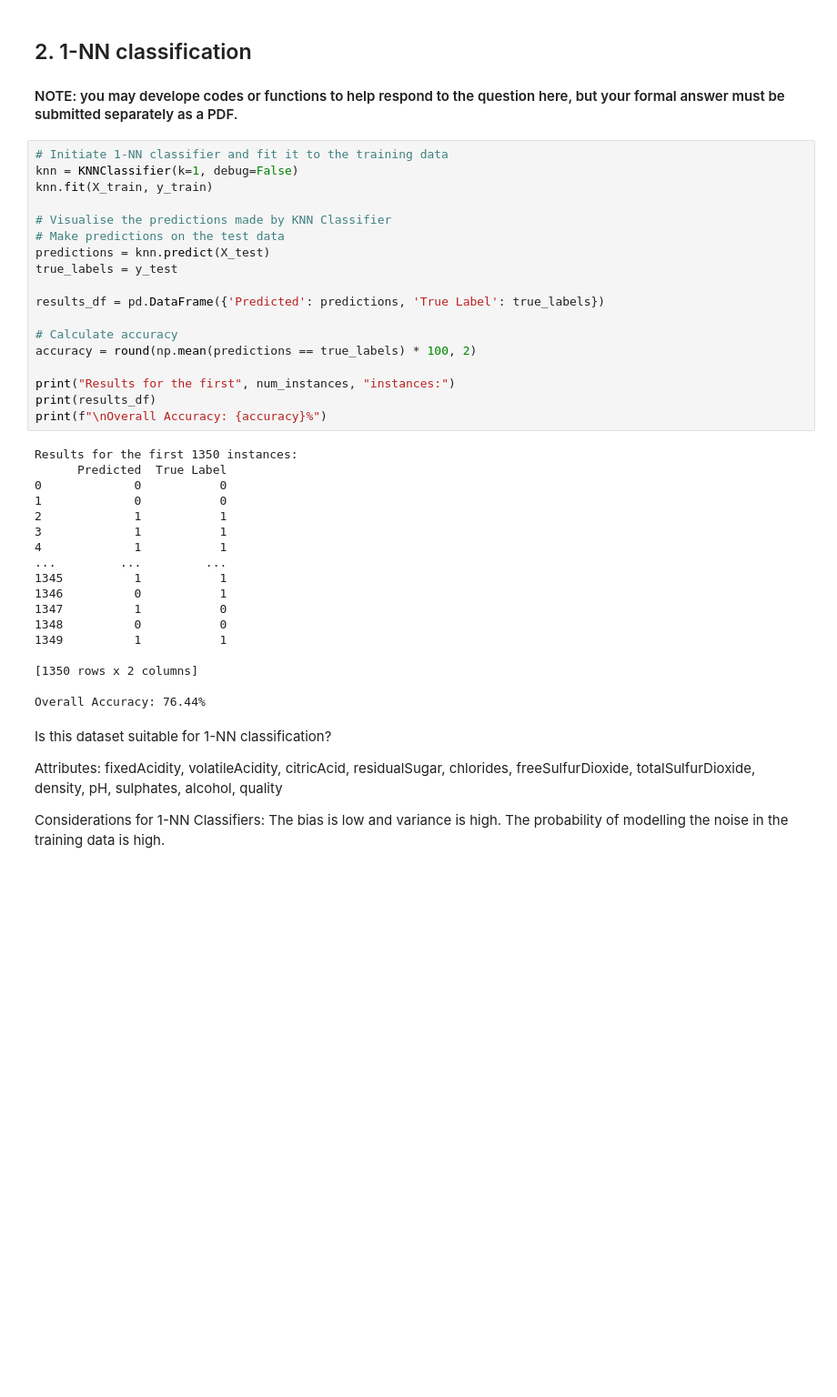
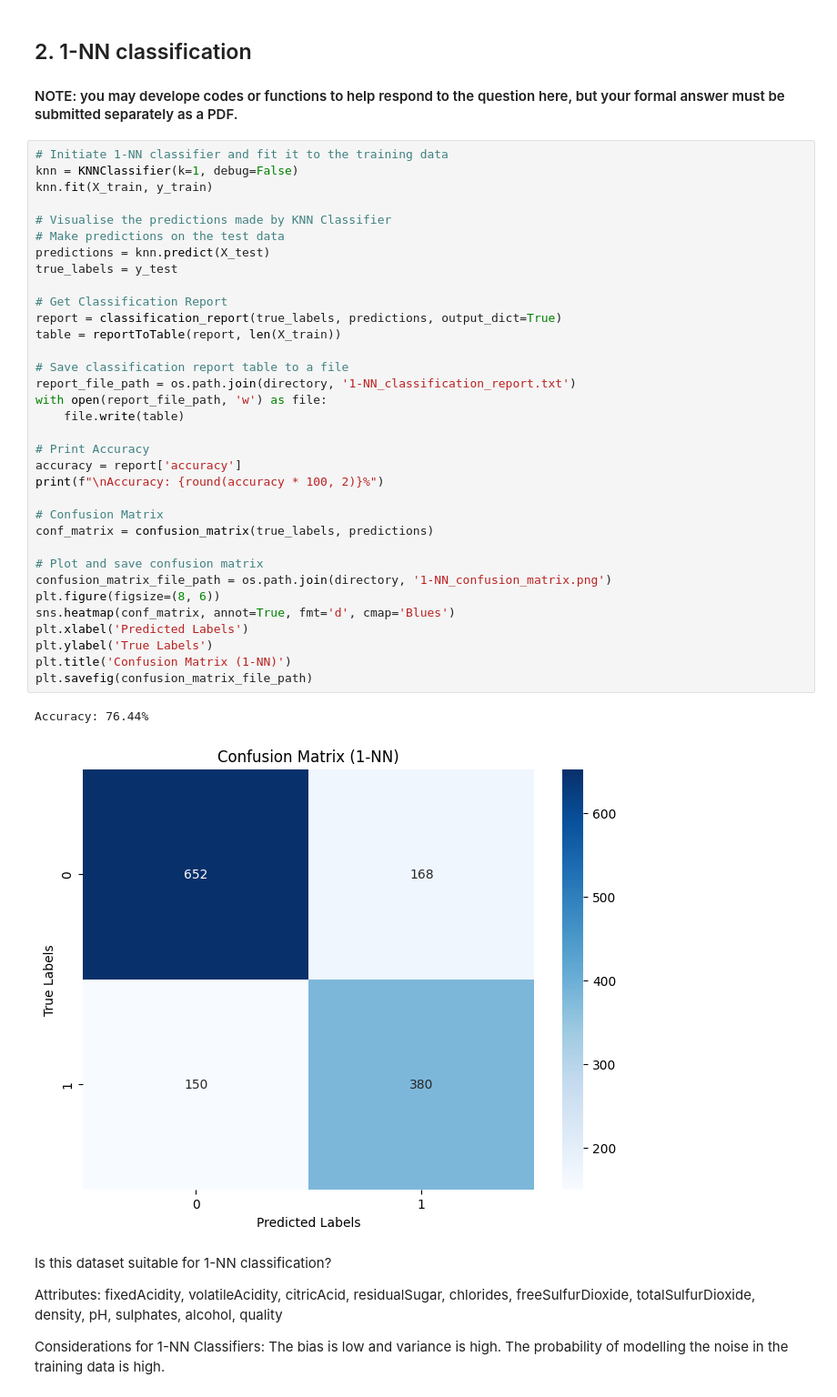
Before and after one commit to JZYNX/ML-assignment-1, a Jupyter notebook: COMP30027_2024_asst1_template.ipynb, the cells around one changed output. Shown at 91% size. Cells and saved outputs as stored; diff of their text form; blank space fills up the shorter version.

```diff
--- a/COMP30027_2024_asst1_template.ipynb
+++ b/COMP30027_2024_asst1_template.ipynb
@@ -275,42 +160,43 @@ Overall Accuracy: 74.15%
 ## 2. 1-NN classification
 
 #### NOTE: you may develope codes or functions to help respond to the question here, but your formal answer must be submitted separately as a PDF.
-# %%
-# Initiate 1-NN classifier and fit it to the training data
-knn = KNNClassifier(k=1, debug=False)
-knn.fit(X_train, y_train)
-
-# Visualise the predictions made by KNN Classifier
-# Make predictions on the test data
-predictions = knn.predict(X_test)
-true_labels = y_test
-
-results_df = pd.DataFrame({'Predicted': predictions, 'True Label': true_labels})
-
-# Calculate accuracy
-accuracy = round(np.mean(predictions == true_labels) * 100, 2)
-
-print("Results for the first", num_instances, "instances:")
-print(results_df)
-print(f"\nOverall Accuracy: {accuracy}%")
-# %% [output]
-Results for the first 1350 instances:
-      Predicted  True Label
-0             0           0
-1             0           0
-2             1           1
-3             1           1
-4             1           1
-...         ...         ...
-1345          1           1
-1346          0           1
-1347          1           0
-1348          0           0
-1349          1           1
-
-[1350 rows x 2 columns]
-
-Overall Accuracy: 76.44%
+# %%
+# Initiate 1-NN classifier and fit it to the training data
+knn = KNNClassifier(k=1, debug=False)
+knn.fit(X_train, y_train)
+
+# Visualise the predictions made by KNN Classifier
+# Make predictions on the test data
+predictions = knn.predict(X_test)
+true_labels = y_test
+
+# Get Classification Report
+report = classification_report(true_labels, predictions, output_dict=True)
+table = reportToTable(report, len(X_train))
+
+# Save classification report table to a file
+report_file_path = os.path.join(directory, '1-NN_classification_report.txt')
+with open(report_file_path, 'w') as file:
+    file.write(table)
+
+# Print Accuracy
+accuracy = report['accuracy']
+print(f"\nAccuracy: {round(accuracy * 100, 2)}%")
+
+# Confusion Matrix
+conf_matrix = confusion_matrix(true_labels, predictions)
+
+# Plot and save confusion matrix
+confusion_matrix_file_path = os.path.join(directory, '1-NN_confusion_matrix.png')
+plt.figure(figsize=(8, 6))
+sns.heatmap(conf_matrix, annot=True, fmt='d', cmap='Blues')
+plt.xlabel('Predicted Labels')
+plt.ylabel('True Labels')
+plt.title('Confusion Matrix (1-NN)')
+plt.savefig(confusion_matrix_file_path)
+# %% [output]
+Accuracy: 76.44%
+[figure, added]
 # %% [markdown]
 Is this dataset suitable for 1-NN classification?
 
```
Also changed, not shown: parts of 15 cells of this notebook, 11 other files.
